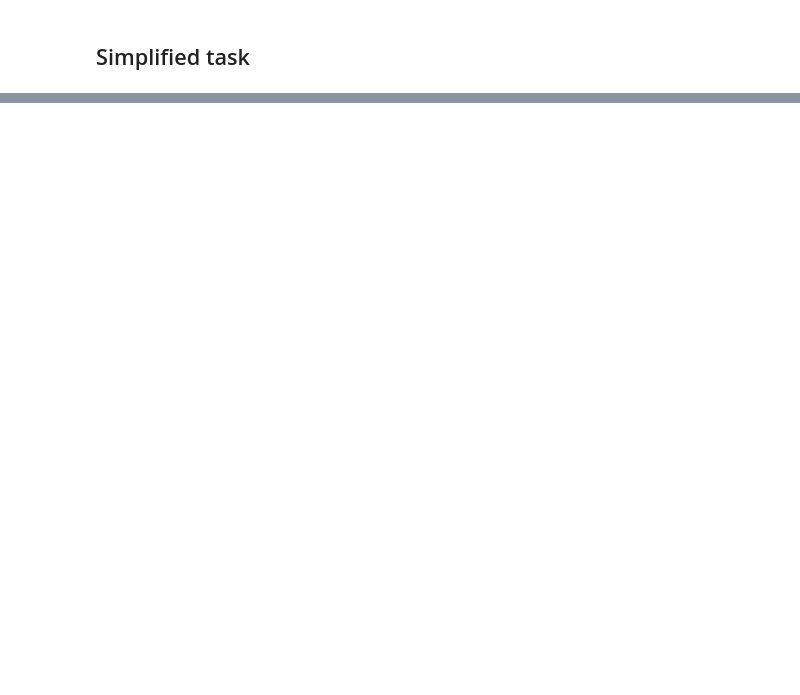
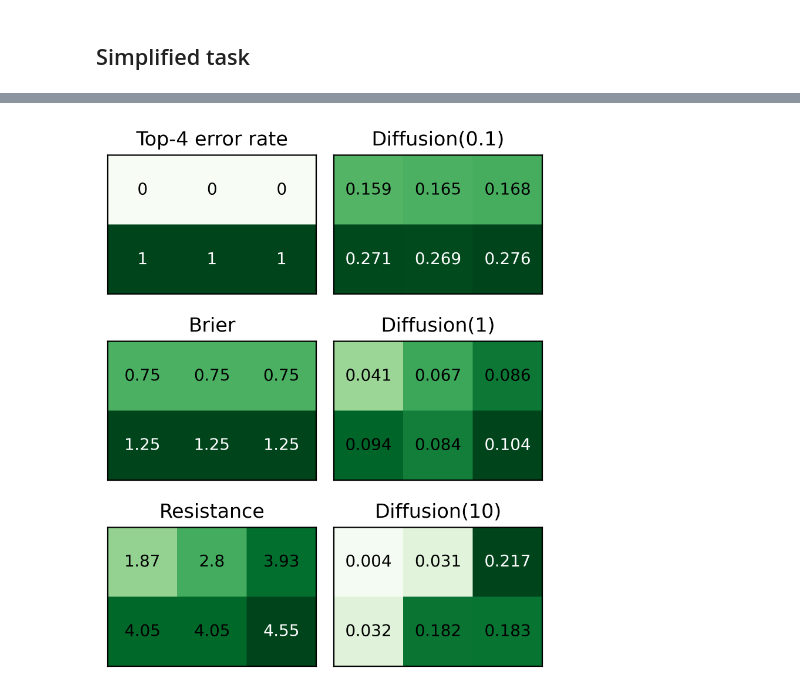
Before and after one commit to lo-hfk/proper-graph-scoring-rules, a Jupyter notebook: examples/NodeSelectionExamples_AbstractNetSci26.ipynb, the cells around one changed output, grey strips where cells are left out. Drawn from its saved outputs; the diff is of its cells as text; code cells hidden in the pictures; blank space fills up the shorter version.

```diff
--- a/examples/NodeSelectionExamples_AbstractNetSci26.ipynb
+++ b/examples/NodeSelectionExamples_AbstractNetSci26.ipynb
@@ -387,0 +398,90 @@ plt.show()
+# %%
+scores = [
+            #"logarithmic",
+            {"top_k_error_rate": {"k": 4}},
+            "brier",
+            #{"laplace": {"convention": "positive"}},
+            "resistance",
+            #{"diffusion": {"kappa2": 0.01, "convention": "positive"}},
+            {"diffusion": {"kappa2": 0.1, "convention": "positive"}},
+            {"diffusion": {"kappa2": 1, "convention": "positive"}},
+            {"diffusion": {"kappa2": 10, "convention": "positive"}}
+        ]
+# %%
+fig, axs = plt.subplots(3, 2, figsize=(4, 5), dpi=400)
+
+score_ix = 0
+for col in range(axs.shape[1]):
+    for row in range(axs.shape[0]):
+        ax = axs[row, col]
+        entry = scores[score_ix]
+        score_ix += 1
+
+        # Handle both "resistance" and {"diffusion": {"alpha": 0.1}}
+        if isinstance(entry, str):
+            name, kwargs = entry, {}
+        elif isinstance(entry, dict):
+            if len(entry) != 1:
+                raise ValueError(f"Invalid score entry: {entry}")
+            name, kwargs = next(iter(entry.items()))
+        else:
+            raise TypeError(f"Unsupported score format: {entry}")
+
+        # Build label with unnamed parameter values
+        if kwargs:
+            param_str = "(" + ", ".join(str(v) for v in kwargs.values()) + ")"
+        else:
+            param_str = ""
+
+        if name in ["top_k_error_rate"]:
+            method_name = name
+            name = f"Top-{kwargs['k']} error rate"
+            param_str = ""
+        else:
+            method_name = f"{name}_score"
+        method_specs = str.capitalize(f"{name}{param_str}".replace(", positive", ""))
+
+
+        values = []
+        for task in [task_a, task_b, task_c, task_d, task_e, task_f]:
+            value = getattr(task, method_name)(**kwargs)
+            values.append(value)
+
+        data = np.array(values).reshape(2, 3)
+        data_no_inf = data.copy()
+        data_no_inf[data_no_inf == np.inf] = 1e3
+        values = []
+
+        proportion = 1
+        vmax = proportion * data_no_inf.max()
+
+        ax.imshow(data_no_inf, vmin=0, vmax=vmax, cmap="Greens")
+
+        for i in range(data.shape[0]):
+            for j in range(data.shape[1]):
+                val = data[i, j]
+                text_color = "white" if val / vmax > 0.9 else "black"
+
+                # Format to 3 significant digits, then truncate decimals if needed
+                formatted = f"{val:.3g}"
+                # Convert scientific notation like 1.23e+04 to 12300
+                if 'e' in formatted:
+                    # Keep it as is for scientific notation
+                    pass
+                else:
+                    # Round to max 3 decimal places
+                    formatted = f"{float(formatted):.3f}".rstrip('0').rstrip('.')
+
+                ax.text(j, i, formatted,
+                         ha="center", va="center", color=text_color)
+
+        ax.set_title(method_specs)
+        ax.get_yaxis().set_visible(False)
+        ax.get_xaxis().set_visible(False)
+
+plt.tight_layout()
+
+plt.savefig("images/toy_table_vert.pdf", format="pdf")
+plt.show()
+# %% [output]
+[figure, added]
```
Also changed, not shown: parts of 8 cells of this notebook, 5 other files.
